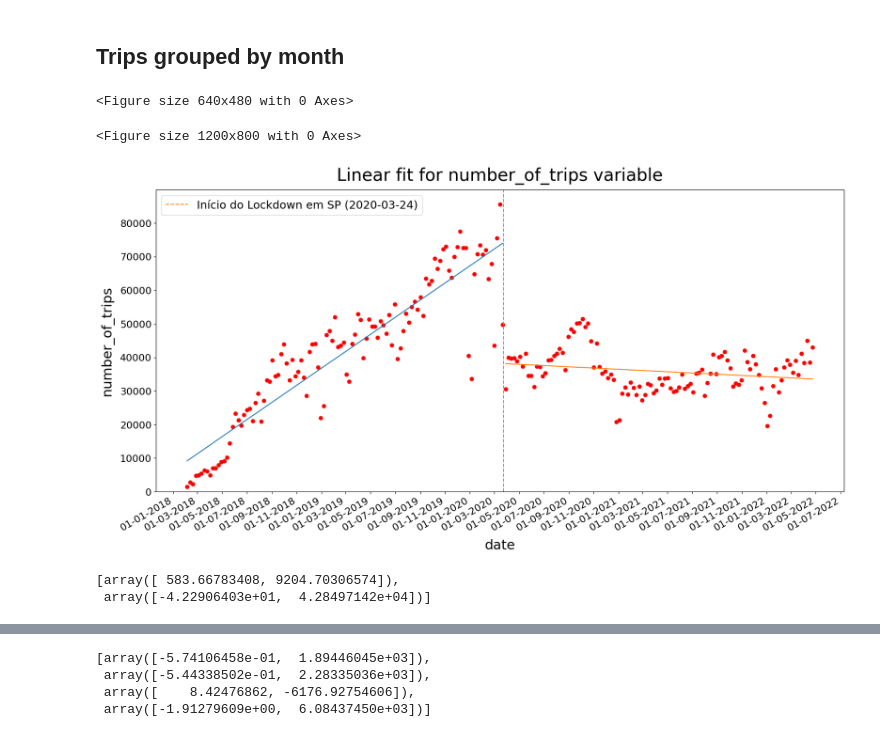
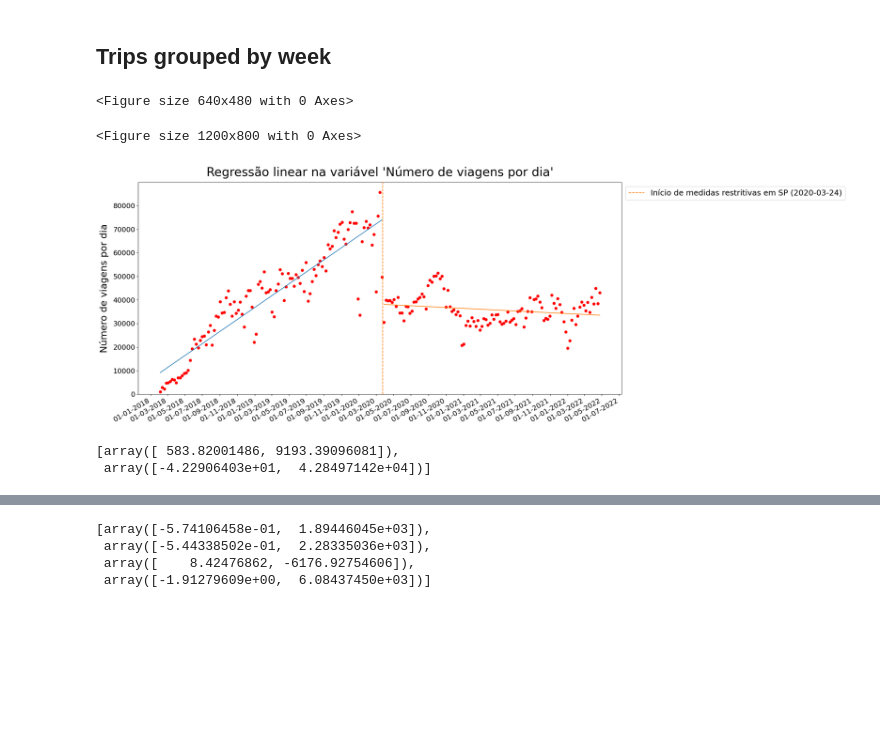
Before and after one commit to anayflima/bss-analysis, a Jupyter notebook: data_analysis/best_fit.ipynb, the cells around one changed output, grey strips where cells are left out. Drawn from its saved outputs; the diff is of its cells as text; code cells hidden in the pictures; blank space fills up the shorter version.

Commit message:
feat: Adapt plots to the first report

```diff
--- a/data_analysis/best_fit.ipynb
+++ b/data_analysis/best_fit.ipynb
@@ -18,7 +18,7 @@ destination_folder_path = data_folder + 'charts/best_fit/'
 
 bf = BestFitting(destination_folder_path)
 # %% [markdown]
-## Trips grouped by month
+## Trips grouped by week
 # %%
 cwc = CorrelationWithCovid(data_folder, "week")
 
@@ -27,17 +27,18 @@ cwc.import_and_prepare_trips_data()
 cwc.merge_trips_and_covid_data()
 # %%
 variable = 'number_of_trips'
-break_dates = {
-                '2020-03-24' : 'Início do Lockdown em SP'}
+variable_label = 'Número de viagens por dia'
+break_dates = {'2020-03-24' : 'Início de medidas restritivas em SP'}
 
-coeffs = bf.find_best_plot_fit(cwc.trips_and_covid, variable, break_dates = break_dates,
-                                        poly_degree = 1, save = True)
+coeffs = bf.find_best_plot_fit(cwc.trips_and_covid, variable, variable_label = variable_label,
+                                break_dates = break_dates,
+                                poly_degree = 1, save = True)
 # %% [output]
 <Figure size 640x480 with 0 Axes>
 <Figure size 1200x800 with 0 Axes>
-[figure, old version]
+[figure, new version]
 # %%
 coeffs
 # %% [output]
-[array([ 583.66783408, 9204.70306574]),
+[array([ 583.82001486, 9193.39096081]),
  array([-4.22906403e+01,  4.28497142e+04])]
```
Also changed, not shown: parts of 14 cells of this notebook, 5 other files.
